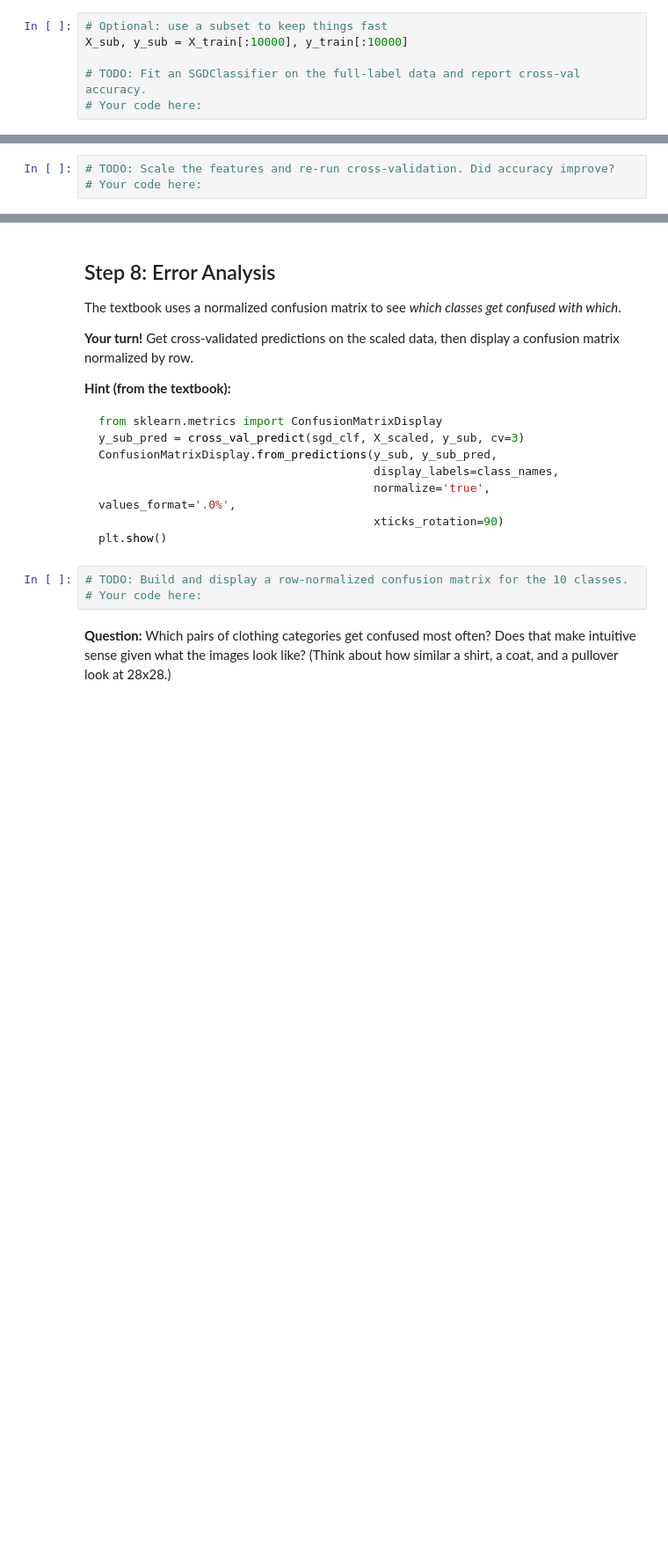
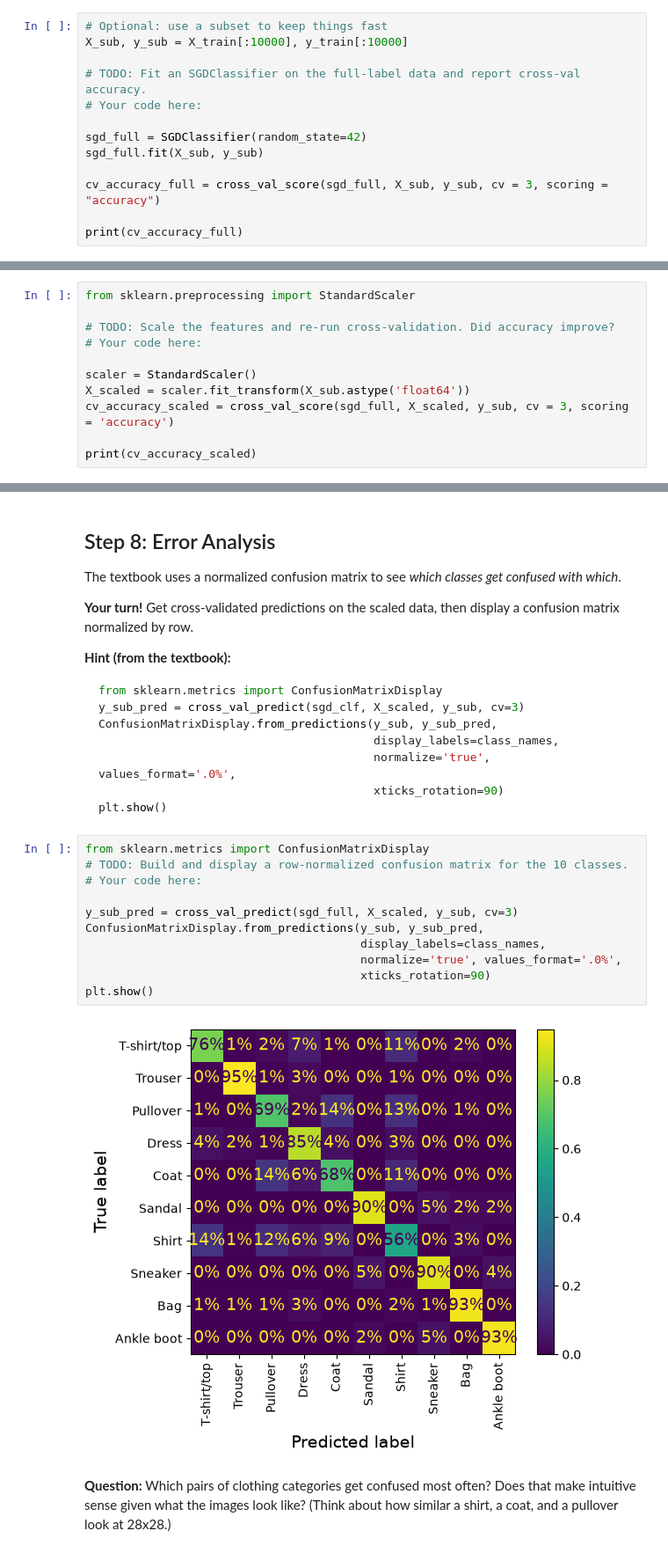
Before and after one commit to tkatz123/IST707-Notebooks, a Jupyter notebook: week3/week3_inclass_exercise.ipynb, the cells around one changed output, grey strips where cells are left out. Shown at 88% size. Cells and saved outputs as stored; diff of their text form; blank space fills up the shorter version.

````diff
--- a/week3/week3_inclass_exercise.ipynb
+++ b/week3/week3_inclass_exercise.ipynb
@@ -269,3 +362,10 @@ X_sub, y_sub = X_train[:10000], y_train[:10000]
 
 # TODO: Fit an SGDClassifier on the full-label data and report cross-val accuracy.
 # Your code here:
+
+sgd_full = SGDClassifier(random_state=42)
+sgd_full.fit(X_sub, y_sub)
+
+cv_accuracy_full = cross_val_score(sgd_full, X_sub, y_sub, cv = 3, scoring = "accuracy")
+
+print(cv_accuracy_full)
@@ -280,5 +382,13 @@ X_scaled = scaler.fit_transform(X_sub.astype('float64'))
 cross_val_score(sgd_clf, X_scaled, y_sub, cv=3, scoring='accuracy')
 ```
 # %%
+from sklearn.preprocessing import StandardScaler
+
 # TODO: Scale the features and re-run cross-validation. Did accuracy improve?
 # Your code here:
+
+scaler = StandardScaler()
+X_scaled = scaler.fit_transform(X_sub.astype('float64'))
+cv_accuracy_scaled = cross_val_score(sgd_full, X_scaled, y_sub, cv = 3, scoring = 'accuracy')
+
+print(cv_accuracy_scaled)
@@ -300,7 +412,17 @@ ConfusionMatrixDisplay.from_predictions(y_sub, y_sub_pred,
 plt.show()
 ```
 # %%
+from sklearn.metrics import ConfusionMatrixDisplay
 # TODO: Build and display a row-normalized confusion matrix for the 10 classes.
 # Your code here:
+
+y_sub_pred = cross_val_predict(sgd_full, X_scaled, y_sub, cv=3)
+ConfusionMatrixDisplay.from_predictions(y_sub, y_sub_pred,
+                                        display_labels=class_names,
+                                        normalize='true', values_format='.0%',
+                                        xticks_rotation=90)
+plt.show()
+# %% [output]
+[figure, added]
 # %% [markdown]
 **Question:** Which pairs of clothing categories get confused most often? Does that make intuitive sense given what the images look like? (Think about how similar a shirt, a coat, and a pullover look at 28x28.)
````
Also changed, not shown: parts of 30 cells of this notebook, 1 other file.
